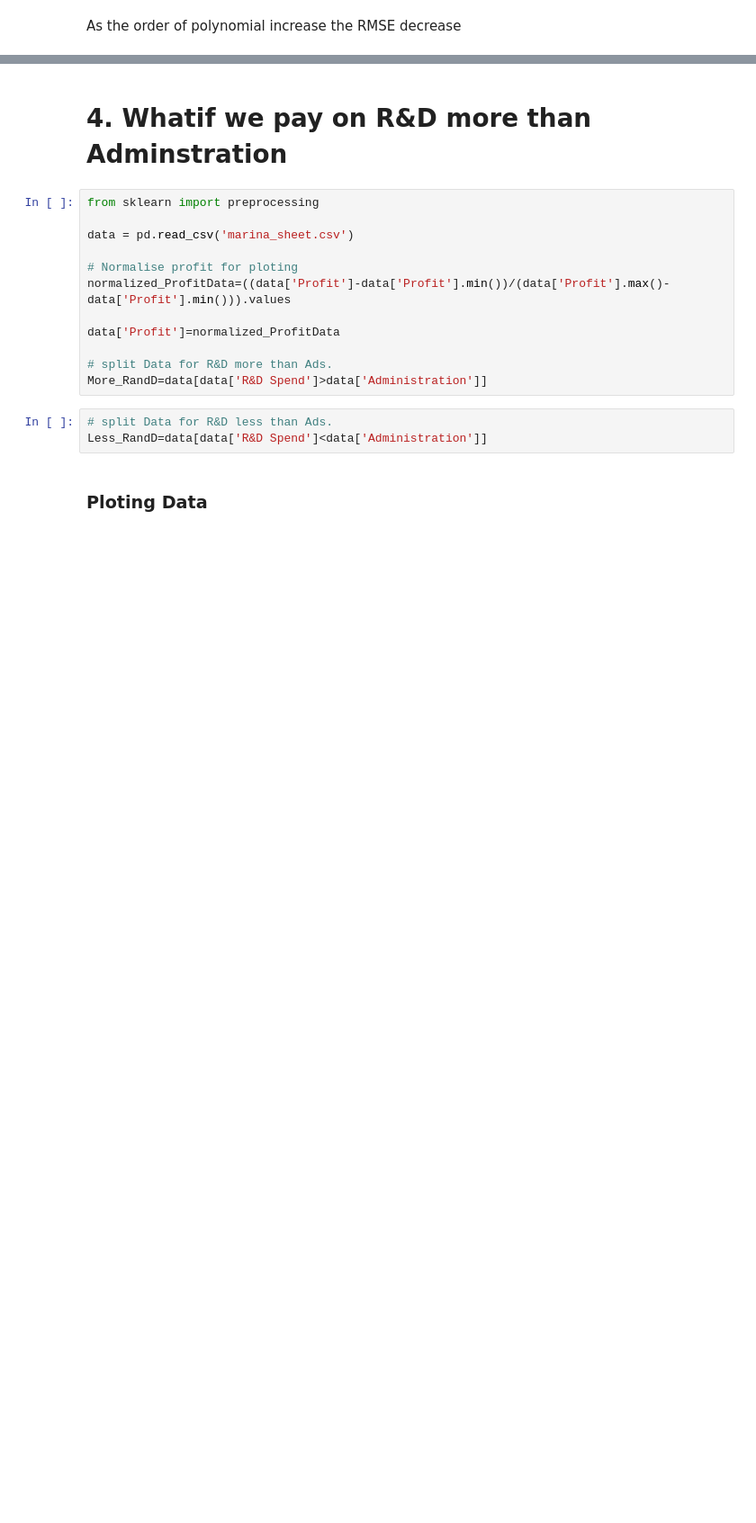
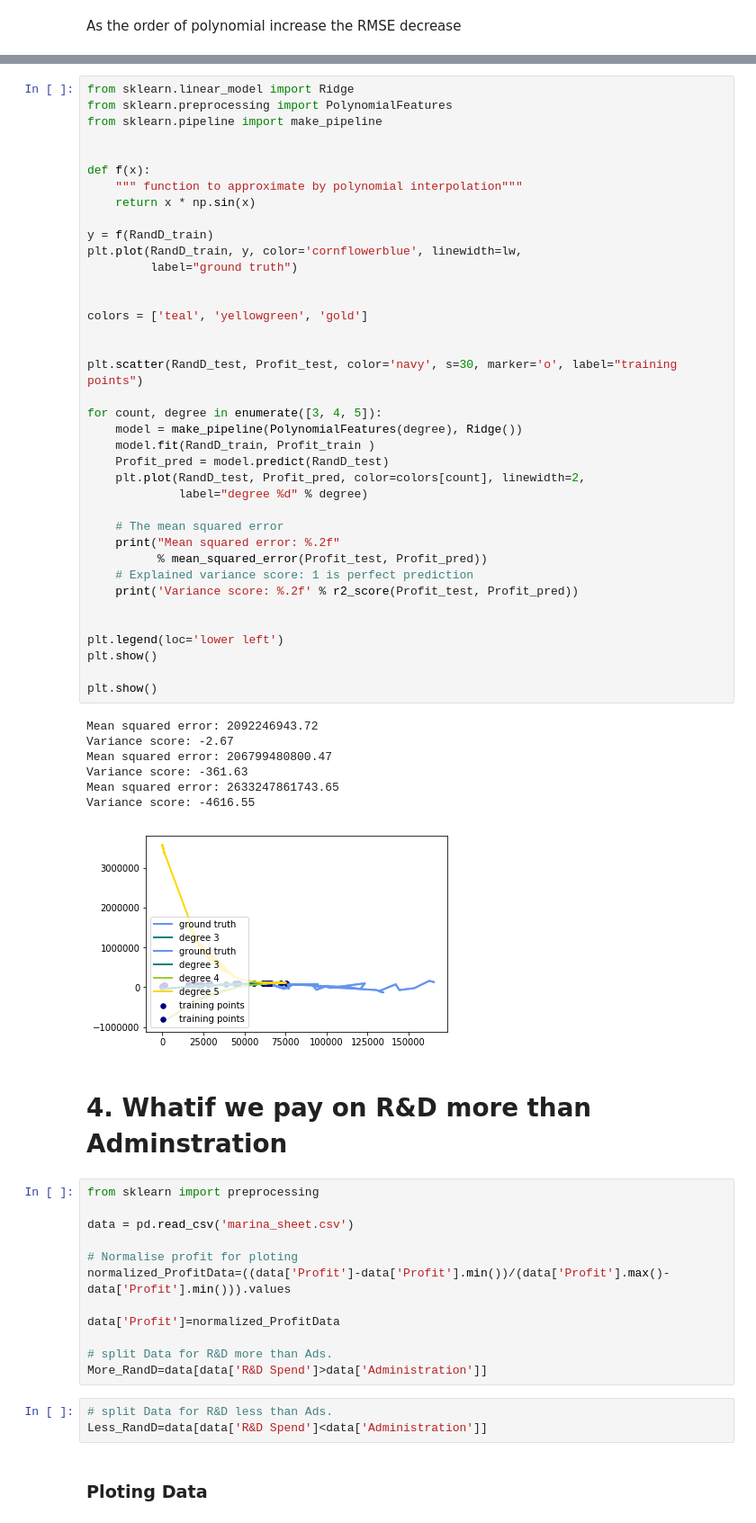
Before and after one commit to MarinaFayez/Task_Data, a Jupyter notebook: Task_Data.ipynb, the cells around one changed output, grey strips where cells are left out. Shown: that part at 90% size. Drawn from its saved outputs; the diff is of its cells as text; blank space fills up the shorter version.

```diff
--- a/Task_Data.ipynb
+++ b/Task_Data.ipynb
@@ -285,3 +261,49 @@ dfModels.head()
+# %%
+from sklearn.linear_model import Ridge
+from sklearn.preprocessing import PolynomialFeatures
+from sklearn.pipeline import make_pipeline
+
+
+def f(x):
+    """ function to approximate by polynomial interpolation"""
+    return x * np.sin(x)
+
+y = f(RandD_train)
+plt.plot(RandD_train, y, color='cornflowerblue', linewidth=lw,
+         label="ground truth")
+
+
+colors = ['teal', 'yellowgreen', 'gold']
+
+
+plt.scatter(RandD_test, Profit_test, color='navy', s=30, marker='o', label="training points")
+
+for count, degree in enumerate([3, 4, 5]):
+    model = make_pipeline(PolynomialFeatures(degree), Ridge())
+    model.fit(RandD_train, Profit_train )
+    Profit_pred = model.predict(RandD_test)
+    plt.plot(RandD_test, Profit_pred, color=colors[count], linewidth=2,
+             label="degree %d" % degree)
+
+    # The mean squared error
+    print("Mean squared error: %.2f"
+          % mean_squared_error(Profit_test, Profit_pred))
+    # Explained variance score: 1 is perfect prediction
+    print('Variance score: %.2f' % r2_score(Profit_test, Profit_pred))
+
+
+plt.legend(loc='lower left')
+plt.show()
+
+plt.show()
+# %% [output]
+Mean squared error: 2092246943.72
+Variance score: -2.67
+Mean squared error: 206799480800.47
+Variance score: -361.63
+Mean squared error: 2633247861743.65
+Variance score: -4616.55
+[figure, added]
 # %% [markdown]
 # 4. Whatif we pay on R&D more than Adminstration
 # %%
```
Also changed, not shown: parts of 8 cells of this notebook, 1 other file.
